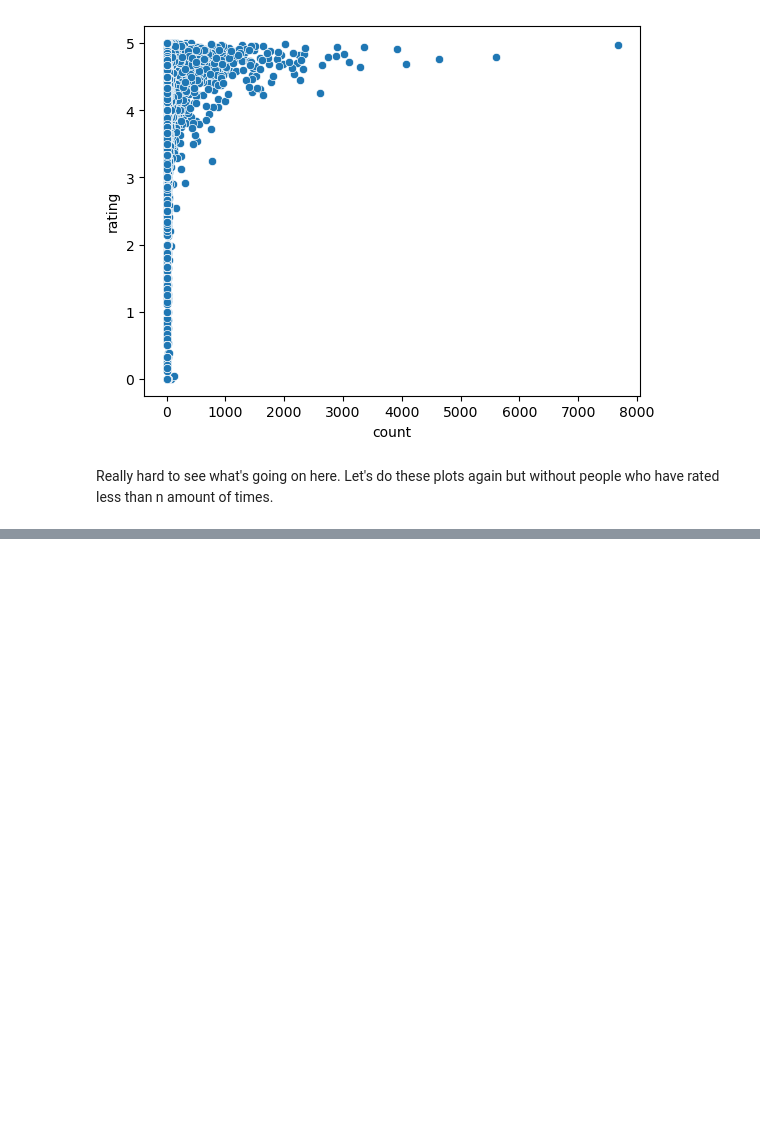
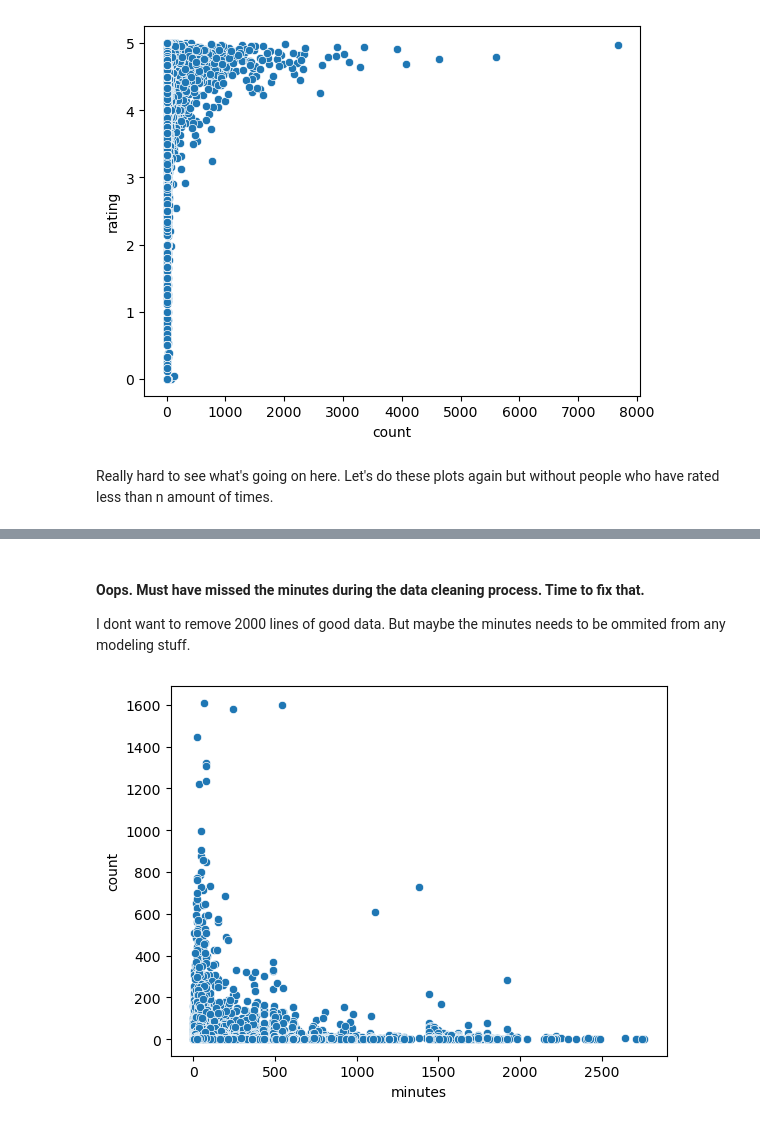
Before and after one commit to savannahpass/CapstoneProject1, a Jupyter notebook: 02_exploratory_data_analysis.ipynb, the cells around one changed output, grey strips where cells are left out. Saved outputs shown, nothing was run; the diff lists cells and outputs as text; code cells hidden in the pictures; blank space fills up the shorter version.

```diff
--- a/02_exploratory_data_analysis.ipynb
+++ b/02_exploratory_data_analysis.ipynb
@@ -377,0 +467,12 @@ plt.legend(['rare users','frequent users']);
+# %% [markdown]
+####  Oops. Must have missed the minutes during the data cleaning process. Time to fix that.
+
+I dont want to remove 2000 lines of good data. But maybe the minutes needs to be ommited from any modeling stuff.
+# %%
+recipes_timely = recipes[recipes['minutes'] < 48*60] # 2 days
+# %%
+recipes_timely = recipes_timely.reset_index(drop=True)
+# %%
+sns.scatterplot(x='minutes', y='count',data=recipes_timely);
+# %% [output]
+[figure, added]
```
Also changed, not shown: parts of 34 cells of this notebook.
